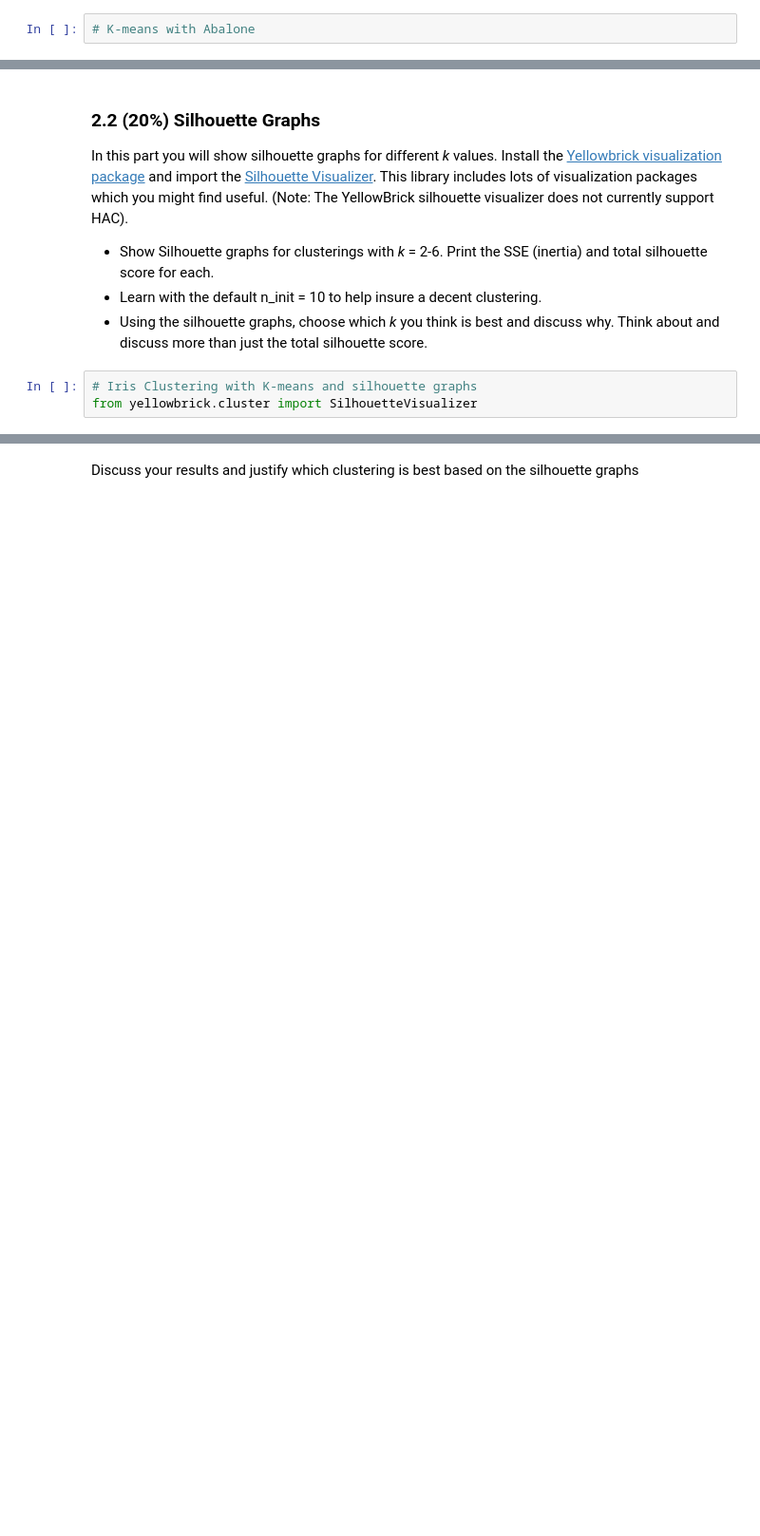
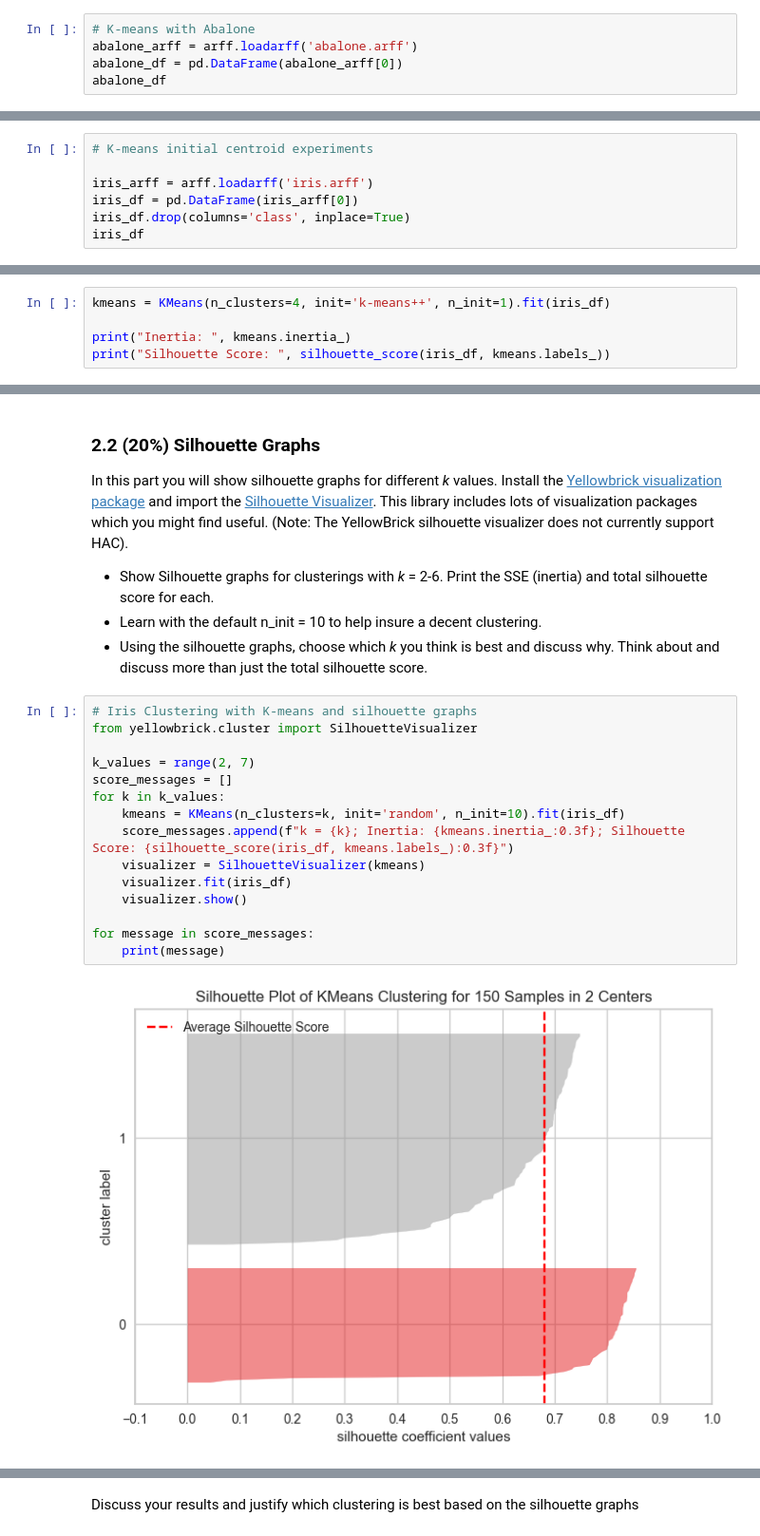
Before and after one commit to henderj/cs270-labs, a Jupyter notebook: clustering/Clustering_Lab.ipynb, the cells around one changed output, grey strips where cells are left out. Shown: that part at 95% size. Saved outputs shown, nothing was run; the diff lists cells and outputs as text; blank space fills up the shorter version.

```diff
--- a/clustering/Clustering_Lab.ipynb
+++ b/clustering/Clustering_Lab.ipynb
@@ -21,3 +29,6 @@ Output the following:
 - The total average silhouette score (see sklearn.metrics silhouette_score)
 # %%
 # K-means with Abalone
+abalone_arff = arff.loadarff('abalone.arff')
+abalone_df = pd.DataFrame(abalone_arff[0])
+abalone_df
@@ -48,0 +121,7 @@ K-means results differ based on the initial centroids used.
+# %%
+# K-means initial centroid experiments
+
+iris_arff = arff.loadarff('iris.arff')
+iris_df = pd.DataFrame(iris_arff[0])
+iris_df.drop(columns='class', inplace=True)
+iris_df
@@ -48,0 +152,5 @@ K-means results differ based on the initial centroids used.
+# %%
+kmeans = KMeans(n_clusters=4, init='k-means++', n_init=1).fit(iris_df)
+
+print("Inertia: ", kmeans.inertia_)
+print("Silhouette Score: ", silhouette_score(iris_df, kmeans.labels_))
@@ -54,6 +187,20 @@ In this part you will show silhouette graphs for different *k* values.  Install
 - Show Silhouette graphs for clusterings with *k* = 2-6. Print the SSE (inertia) and total silhouette score for each.
 - Learn with the default n_init = 10 to help insure a decent clustering.
 - Using the silhouette graphs, choose which *k* you think is best and discuss why. Think about and discuss more than just the total silhouette score.
-# %%
-# Iris Clustering with K-means and silhouette graphs
-from yellowbrick.cluster import SilhouetteVisualizer
+# %%
+# Iris Clustering with K-means and silhouette graphs
+from yellowbrick.cluster import SilhouetteVisualizer
+
+k_values = range(2, 7)
+score_messages = []
+for k in k_values:
+    kmeans = KMeans(n_clusters=k, init='random', n_init=10).fit(iris_df)
+    score_messages.append(f"k = {k}; Inertia: {kmeans.inertia_:0.3f}; Silhouette Score: {silhouette_score(iris_df, kmeans.labels_):0.3f}")
+    visualizer = SilhouetteVisualizer(kmeans)
+    visualizer.fit(iris_df)
+    visualizer.show()
+
+for message in score_messages:
+    print(message)
+# %% [output]
+[figure, added]
```
Also changed, not shown: parts of 16 cells of this notebook, 2 other files.
